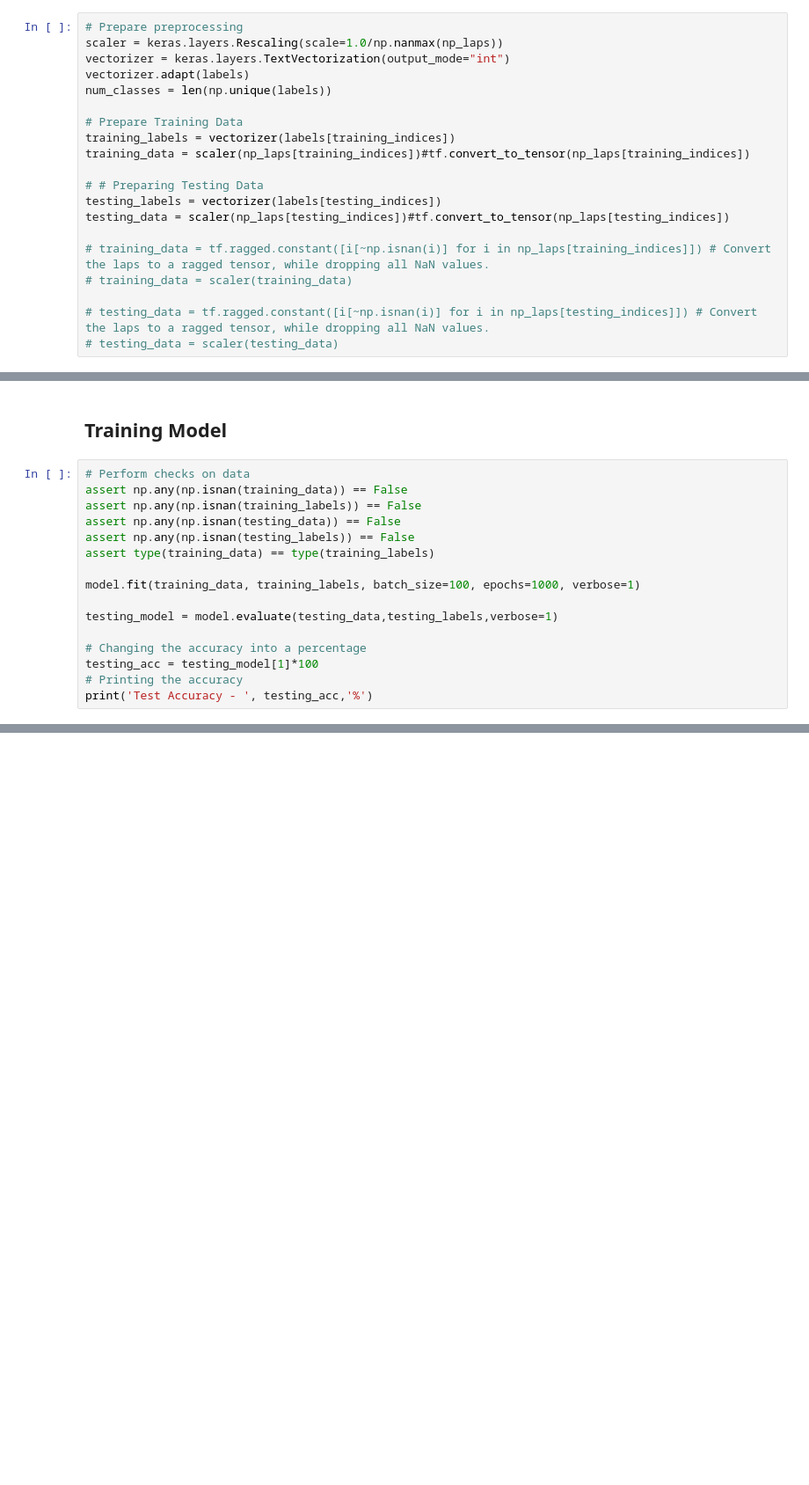
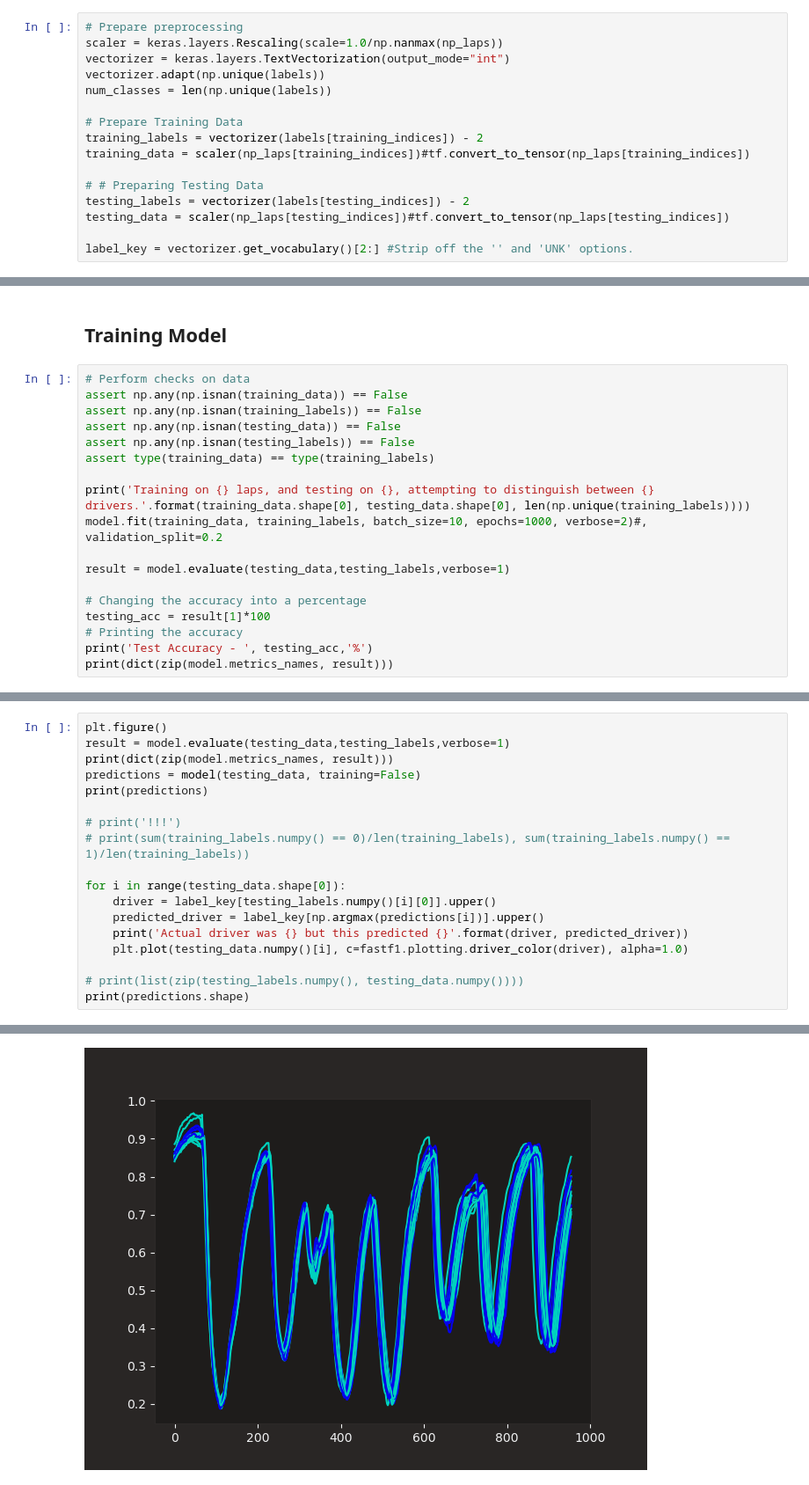
Before and after one commit to djsouthall/f1_djsouthall, a Jupyter notebook: ml/guess_driver_from_telem.ipynb, the cells around one changed output, grey strips where cells are left out. Shown at 88% size. Cells and saved outputs as stored; diff of their text form; blank space fills up the shorter version.

```diff
--- a/ml/guess_driver_from_telem.ipynb
+++ b/ml/guess_driver_from_telem.ipynb
@@ -201,19 +191,15 @@ Training on 105 laps, and testing on 27
 # Prepare preprocessing
 scaler = keras.layers.Rescaling(scale=1.0/np.nanmax(np_laps))
 vectorizer = keras.layers.TextVectorization(output_mode="int")
-vectorizer.adapt(labels)
+vectorizer.adapt(np.unique(labels))
 num_classes = len(np.unique(labels))
 
 # Prepare Training Data
-training_labels = vectorizer(labels[training_indices])
+training_labels = vectorizer(labels[training_indices]) - 2
 training_data = scaler(np_laps[training_indices])#tf.convert_to_tensor(np_laps[training_indices])
 
 # # Preparing Testing Data
-testing_labels = vectorizer(labels[testing_indices])
+testing_labels = vectorizer(labels[testing_indices]) - 2
 testing_data = scaler(np_laps[testing_indices])#tf.convert_to_tensor(np_laps[testing_indices])
 
-# training_data = tf.ragged.constant([i[~np.isnan(i)] for i in np_laps[training_indices]]) # Convert the laps to a ragged tensor, while dropping all NaN values.
-# training_data = scaler(training_data)
-
-# testing_data = tf.ragged.constant([i[~np.isnan(i)] for i in np_laps[testing_indices]]) # Convert the laps to a ragged tensor, while dropping all NaN values.
-# testing_data = scaler(testing_data)
+label_key = vectorizer.get_vocabulary()[2:] #Strip off the '' and 'UNK' options.
@@ -322,12 +261,14 @@ assert np.any(np.isnan(testing_data)) == False
 assert np.any(np.isnan(testing_labels)) == False
 assert type(training_data) == type(training_labels)
 
-model.fit(training_data, training_labels, batch_size=100, epochs=1000, verbose=1)
+print('Training on {} laps, and testing on {}, attempting to distinguish between {} drivers.'.format(training_data.shape[0], testing_data.shape[0], len(np.unique(training_labels))))
+model.fit(training_data, training_labels, batch_size=10, epochs=1000, verbose=2)#, validation_split=0.2
 
-testing_model = model.evaluate(testing_data,testing_labels,verbose=1)
+result = model.evaluate(testing_data,testing_labels,verbose=1)
 
 # Changing the accuracy into a percentage
-testing_acc = testing_model[1]*100
+testing_acc = result[1]*100
 # Printing the accuracy
 print('Test Accuracy - ', testing_acc,'%')
+print(dict(zip(model.metrics_names, result)))
 # %% [output]
@@ -353,0 +292,19 @@ Test Accuracy -  0.0 %
+# %%
+plt.figure()
+result = model.evaluate(testing_data,testing_labels,verbose=1)
+print(dict(zip(model.metrics_names, result)))
+predictions = model(testing_data, training=False)
+print(predictions)
+
+# print('!!!')
+# print(sum(training_labels.numpy() == 0)/len(training_labels), sum(training_labels.numpy() == 1)/len(training_labels))
+
+for i in range(testing_data.shape[0]):
+    driver = label_key[testing_labels.numpy()[i][0]].upper()
+    predicted_driver = label_key[np.argmax(predictions[i])].upper()
+    print('Actual driver was {} but this predicted {}'.format(driver, predicted_driver))
+    plt.plot(testing_data.numpy()[i], c=fastf1.plotting.driver_color(driver), alpha=1.0)
+
+# print(list(zip(testing_labels.numpy(), testing_data.numpy())))
+print(predictions.shape)
+# %% [output]
@@ -353,0 +328 @@ Test Accuracy -  0.0 %
+[figure, added]
```
Also changed, not shown: parts of 11 cells of this notebook.
